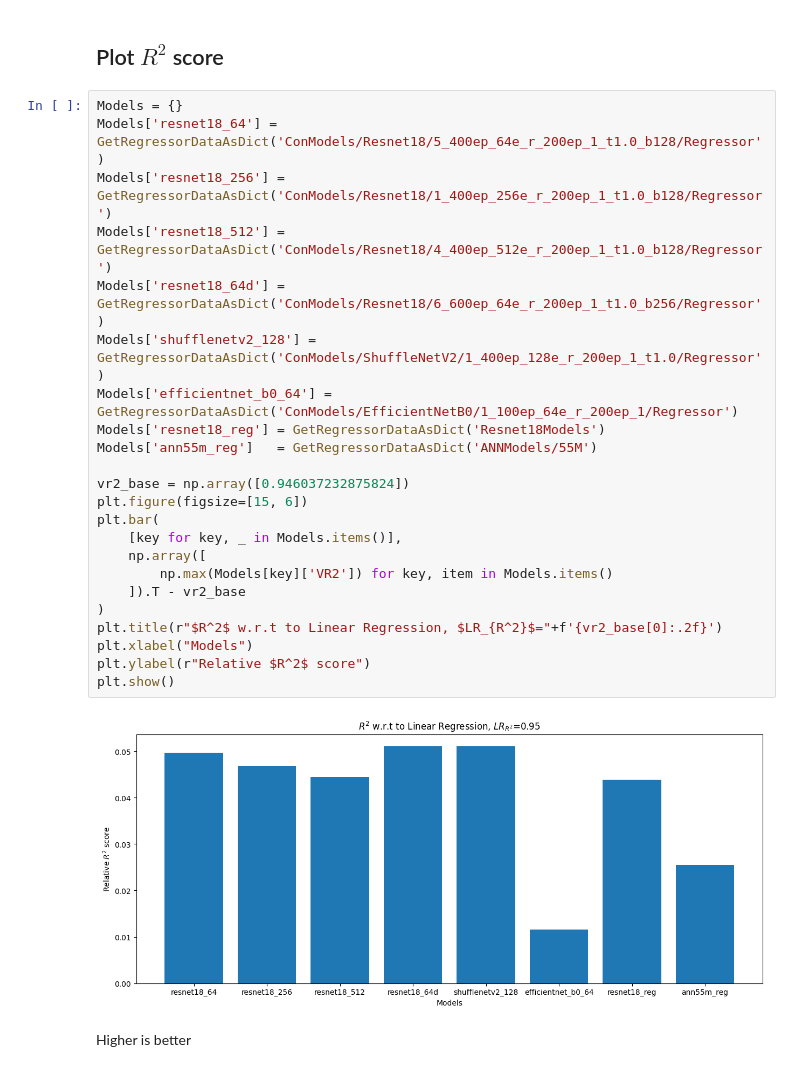
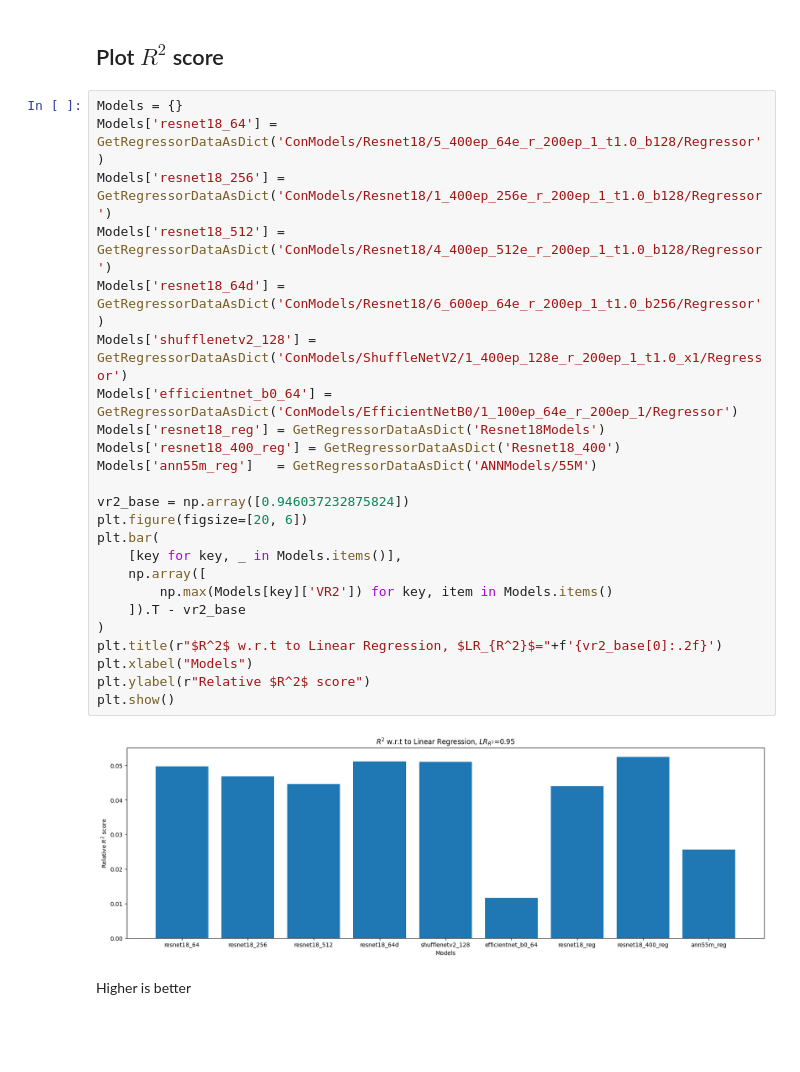
Before and after one commit to tsopeter/835-Final-Project, a Jupyter notebook: CompareModels.ipynb, the cells around one changed output. Drawn from its saved outputs; the diff is of its cells as text; blank space fills up the shorter version.

```diff
--- a/CompareModels.ipynb
+++ b/CompareModels.ipynb
@@ -157,28 +162,29 @@ Lower is better
 # %%
 Models = {}
 Models['resnet18_64'] = GetRegressorDataAsDict('ConModels/Resnet18/5_400ep_64e_r_200ep_1_t1.0_b128/Regressor')
 Models['resnet18_256'] = GetRegressorDataAsDict('ConModels/Resnet18/1_400ep_256e_r_200ep_1_t1.0_b128/Regressor')
 Models['resnet18_512'] = GetRegressorDataAsDict('ConModels/Resnet18/4_400ep_512e_r_200ep_1_t1.0_b128/Regressor')
 Models['resnet18_64d'] = GetRegressorDataAsDict('ConModels/Resnet18/6_600ep_64e_r_200ep_1_t1.0_b256/Regressor')
-Models['shufflenetv2_128'] = GetRegressorDataAsDict('ConModels/ShuffleNetV2/1_400ep_128e_r_200ep_1_t1.0/Regressor')
+Models['shufflenetv2_128'] = GetRegressorDataAsDict('ConModels/ShuffleNetV2/1_400ep_128e_r_200ep_1_t1.0_x1/Regressor')
 Models['efficientnet_b0_64'] = GetRegressorDataAsDict('ConModels/EfficientNetB0/1_100ep_64e_r_200ep_1/Regressor')
 Models['resnet18_reg'] = GetRegressorDataAsDict('Resnet18Models')
+Models['resnet18_400_reg'] = GetRegressorDataAsDict('Resnet18_400')
 Models['ann55m_reg']   = GetRegressorDataAsDict('ANNModels/55M')
 
 vr2_base = np.array([0.946037232875824])
-plt.figure(figsize=[15, 6])
+plt.figure(figsize=[20, 6])
 plt.bar(
     [key for key, _ in Models.items()],
     np.array([
         np.max(Models[key]['VR2']) for key, item in Models.items()
     ]).T - vr2_base
 )
 plt.title(r"$R^2$ w.r.t to Linear Regression, $LR_{R^2}$="+f'{vr2_base[0]:.2f}')
 plt.xlabel("Models")
 plt.ylabel(r"Relative $R^2$ score")
 plt.show()
 # %% [output]
-[figure, old version]
+[figure, new version]
 # %% [markdown]
 Higher is better
 # %%
```
Also changed, not shown: parts of 11 cells of this notebook, 40 other files.
